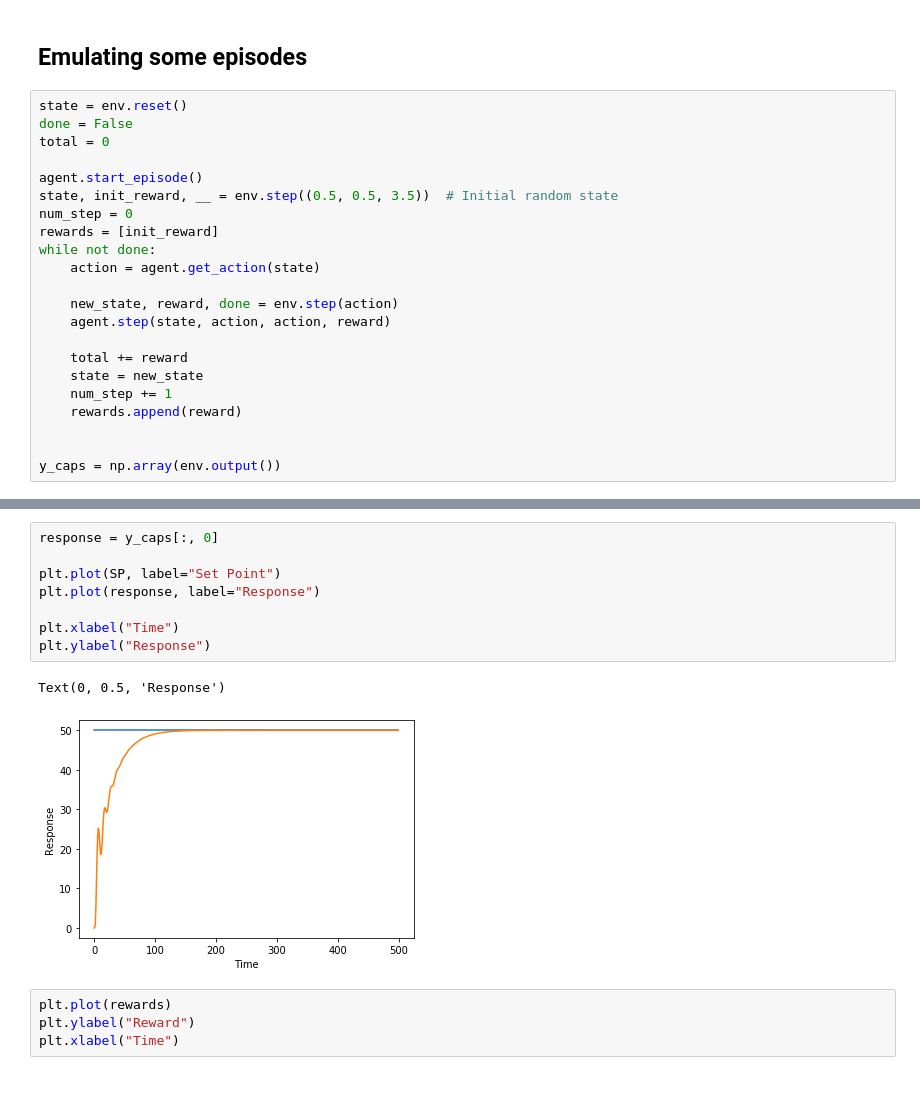
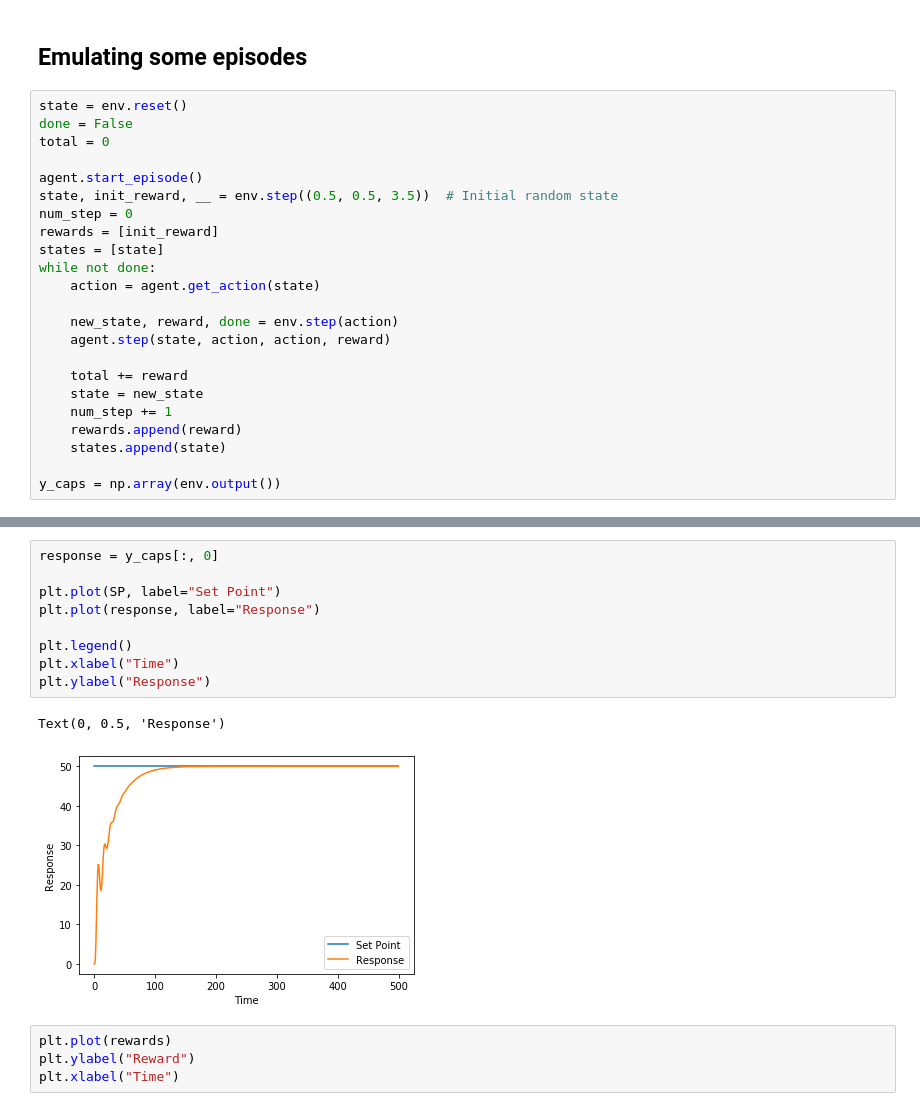
Before and after one commit to svineet/pid-simulation, a Jupyter notebook: rl_agent/Agent Behaviour Analysis.ipynb, the cells around one changed output, grey strips where cells are left out. Saved outputs shown, nothing was run; the diff lists cells and outputs as text.

```diff
--- a/rl_agent/Agent Behaviour Analysis.ipynb
+++ b/rl_agent/Agent Behaviour Analysis.ipynb
@@ -50,6 +55,7 @@ agent.start_episode()
 state, init_reward, __ = env.step((0.5, 0.5, 3.5))  # Initial random state
 num_step = 0
 rewards = [init_reward]
+states = [state]
 while not done:
     action = agent.get_action(state)
 
@@ -60,6 +66,6 @@ while not done:
     state = new_state
     num_step += 1
     rewards.append(reward)
-
+    states.append(state)
 
 y_caps = np.array(env.output())
@@ -66,14 +102,15 @@ y_caps = np.array(env.output())
 # %%
 response = y_caps[:, 0]
 
 plt.plot(SP, label="Set Point")
 plt.plot(response, label="Response")
 
+plt.legend()
 plt.xlabel("Time")
 plt.ylabel("Response")
 # %% [output]
 Text(0, 0.5, 'Response')
-[figure, old version]
+[figure, new version]
 # %%
 plt.plot(rewards)
 plt.ylabel("Reward")
```
Also changed, not shown: parts of 5 cells of this notebook, 3 other files.
